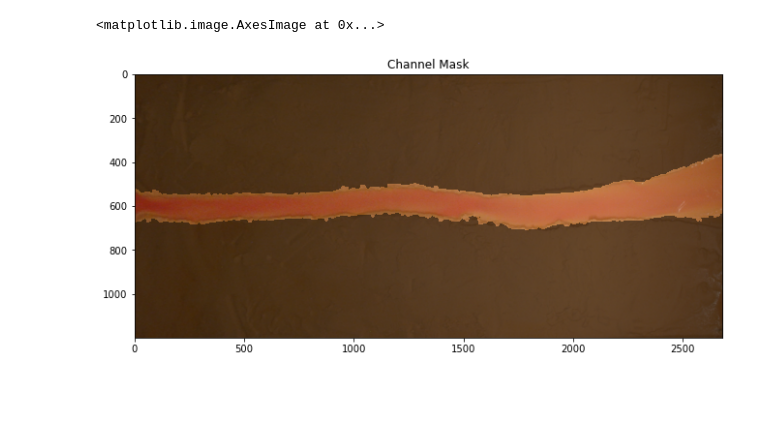
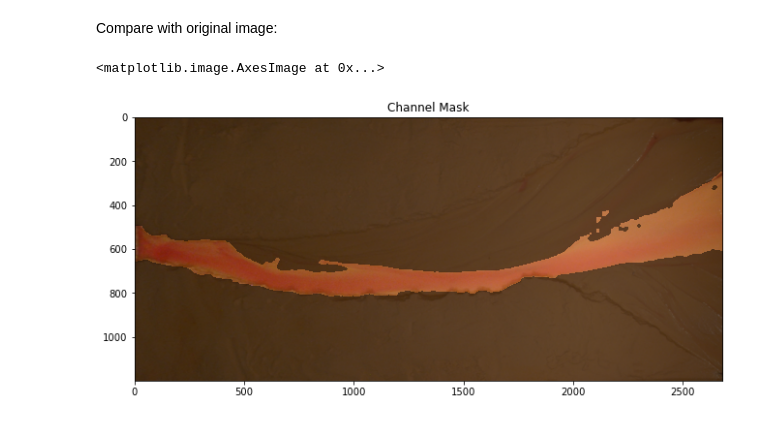
Before and after one commit to tashley/Relaxing-Channel-Data-and-Workflows, a Jupyter notebook: processing_raw_photos.ipynb, the cells around one changed output. Drawn from its saved outputs; the diff is of its cells as text; code cells hidden in the pictures; blank space fills up the shorter version.

```diff
--- a/processing_raw_photos.ipynb
+++ b/processing_raw_photos.ipynb
@@ -104,0 +262,7 @@ A linear transformation reveals a distinct difference between wet and dry pixels
+# %%
+# Predict channel location for test image
+logit = (b0 - logit_pwet) + m1 * corrected_image[:,:,1] + m2 * corrected_image[:,:,2]
+
+# Plot results
+fig, ax = plt.subplots(figsize=(14,5))
+ax.imshow(logit>0, cmap='Greys_r')
@@ -104,0 +274,7 @@ A linear transformation reveals a distinct difference between wet and dry pixels
+# %%
+logit = gaussian(logit, 5) # Gaussian blend with a radius of 5 pixels
+channel = logit>0
+
+# Plot results
+fig, ax = plt.subplots(figsize=(14,5))
+ax.imshow(channel, cmap='Greys_r')
@@ -105,24 +286,7 @@ A linear transformation reveals a distinct difference between wet and dry pixels
 # %%
-# Make 1D vectors of red, green, and blue for plotting
-rvec = corrected_image[:,:,0].reshape(corrected_image.shape[0] * corrected_image.shape[1]) # Red
-gvec = corrected_image[:,:,1].reshape(corrected_image.shape[0] * corrected_image.shape[1]) # Green
-bvec = corrected_image[:,:,2].reshape(corrected_image.shape[0] * corrected_image.shape[1]) # Blue
-rgbvec = np.vstack((rvec, gvec, bvec)).T
+channel = ~remove_small_holes(~channel, area_threshold=20*2688)
+channel = binary_erosion(channel, disk(10))
 
-# Define color reference points
-threshold_reference = np.array([0.41, 0.21])
-theta = -2.7
-
-unitvec = np.array([np.cos(theta), -np.sin(theta)])
-
-proxy = gvec * np.cos(theta) - bvec * np.sin(theta)
-threshold = threshold_reference[0] * np.cos(theta) - threshold_reference[1] * np.sin(theta)
-norm = gvec * np.sin(theta) + bvec * np.cos(theta)
-proxy = proxy - threshold
-norm = norm - np.nanmean(norm)
-
-proxyarr = proxy.reshape(corrected_image.shape[:-1])
-proxyarr = gaussian(proxyarr, 5)
-
-wet = remove_small_holes(~remove_small_holes(proxyarr<0, area_threshold=20*2688), area_threshold=200)
-proxyarr[~wet] = 0
+# Plot results
+fig, ax = plt.subplots(figsize=(14,5))
+ax.imshow(channel, cmap='Greys_r')
@@ -195,9 +296,11 @@ cb1.set_label('arbitrary units')
+# %% [markdown]
+Compare with original image:
 # %%
 fig, ax = plt.subplots(figsize=(14, 5))
 ax.imshow(rectified_image)
 ax.set_title('Channel Mask')
-masked = np.ma.masked_where(wet, np.ones_like(wet))
-ax.imshow(masked,alpha=0.5, cmap='Greys_r')
+masked = np.ma.masked_where(channel, np.ones_like(channel))
+ax.imshow(masked, alpha=0.5, cmap='Greys_r')
 # %% [output]
 <matplotlib.image.AxesImage at 0x...>
-[figure, old version]
+[figure, new version]
```
Also changed, not shown: parts of 28 cells of this notebook, 17 other files.
